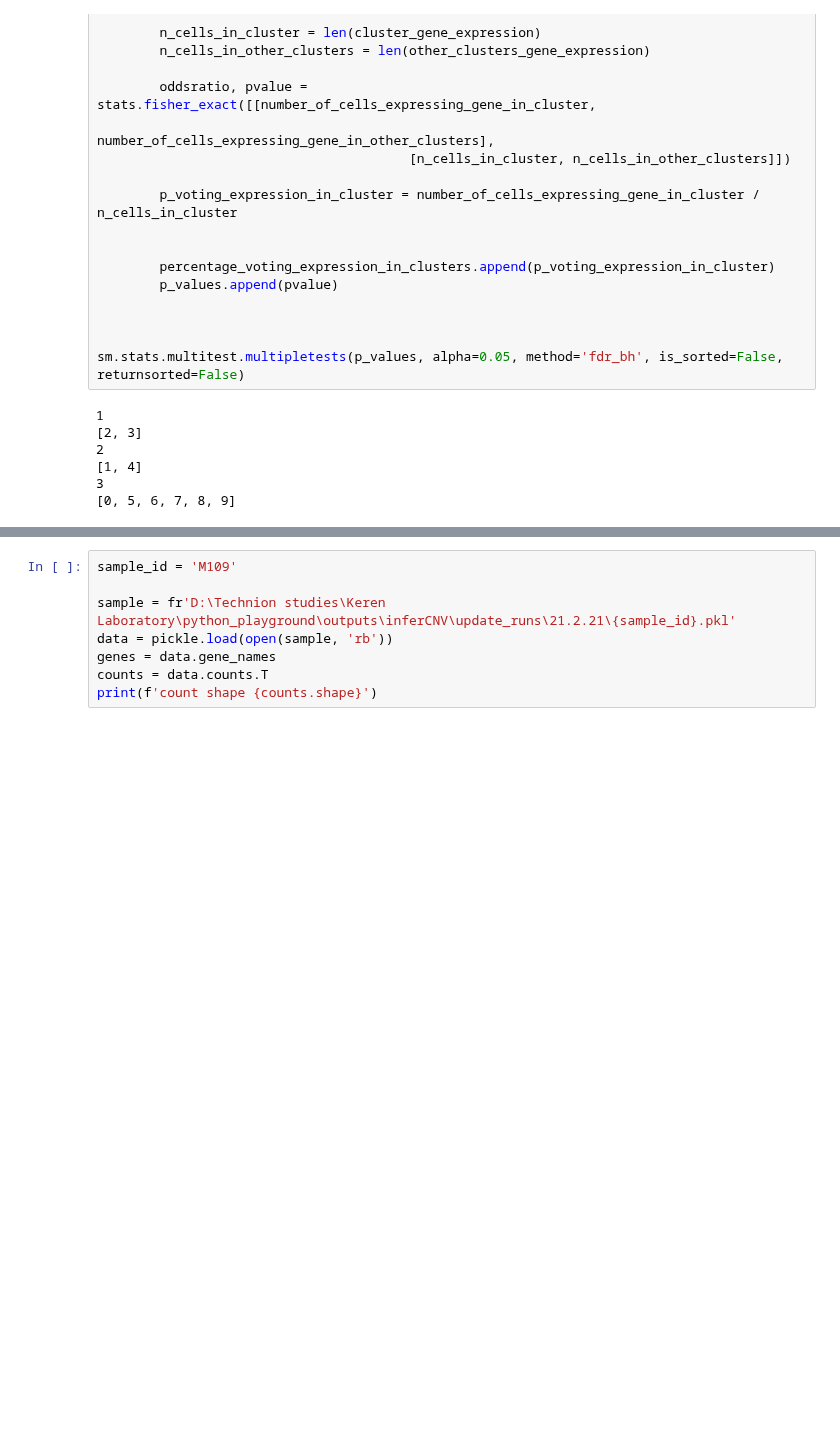
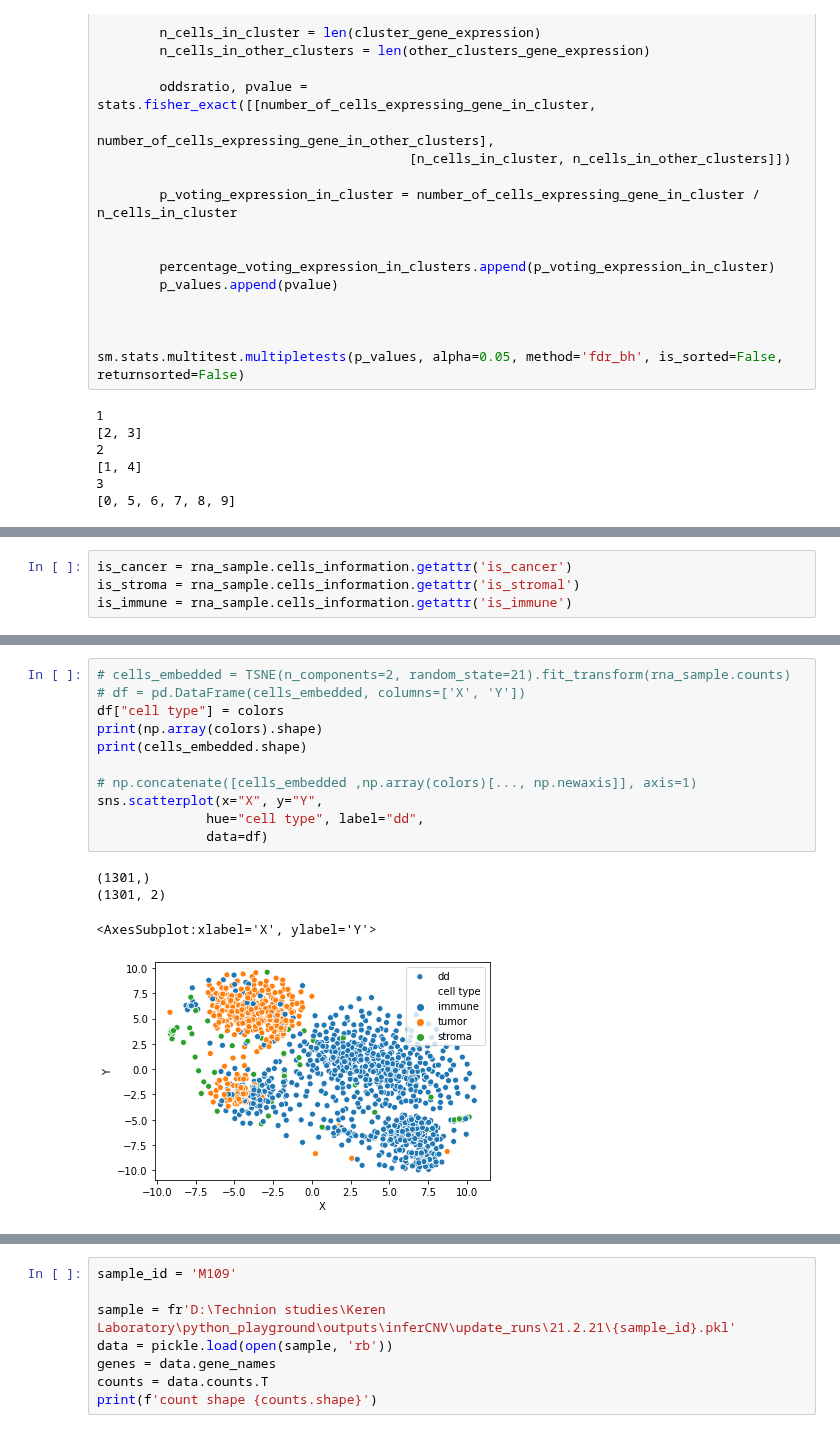
Before and after one commit to ItayShlosberg/classifying-response-to-immunotherapy, a Jupyter notebook: playgrounds/playground_nb.ipynb, the cells around one changed output, grey strips where cells are left out. Drawn from its saved outputs; the diff is of its cells as text; blank space fills up the shorter version.

```diff
--- a/playgrounds/playground_nb.ipynb
+++ b/playgrounds/playground_nb.ipynb
@@ -275,0 +382,4 @@ should_be_removed: False
+# %%
+is_cancer = rna_sample.cells_information.getattr('is_cancer')
+is_stroma = rna_sample.cells_information.getattr('is_stromal')
+is_immune = rna_sample.cells_information.getattr('is_immune')
@@ -275,0 +400,16 @@ should_be_removed: False
+# %%
+# cells_embedded = TSNE(n_components=2, random_state=21).fit_transform(rna_sample.counts)
+# df = pd.DataFrame(cells_embedded, columns=['X', 'Y'])
+df["cell type"] = colors
+print(np.array(colors).shape)
+print(cells_embedded.shape)
+
+# np.concatenate([cells_embedded ,np.array(colors)[..., np.newaxis]], axis=1)
+sns.scatterplot(x="X", y="Y",
+              hue="cell type", label="dd",
+              data=df)
+# %% [output]
+(1301,)
+(1301, 2)
+<AxesSubplot:xlabel='X', ylabel='Y'>
+[figure, added]
```
Also changed, not shown: parts of 12 cells of this notebook, 3 other files.
